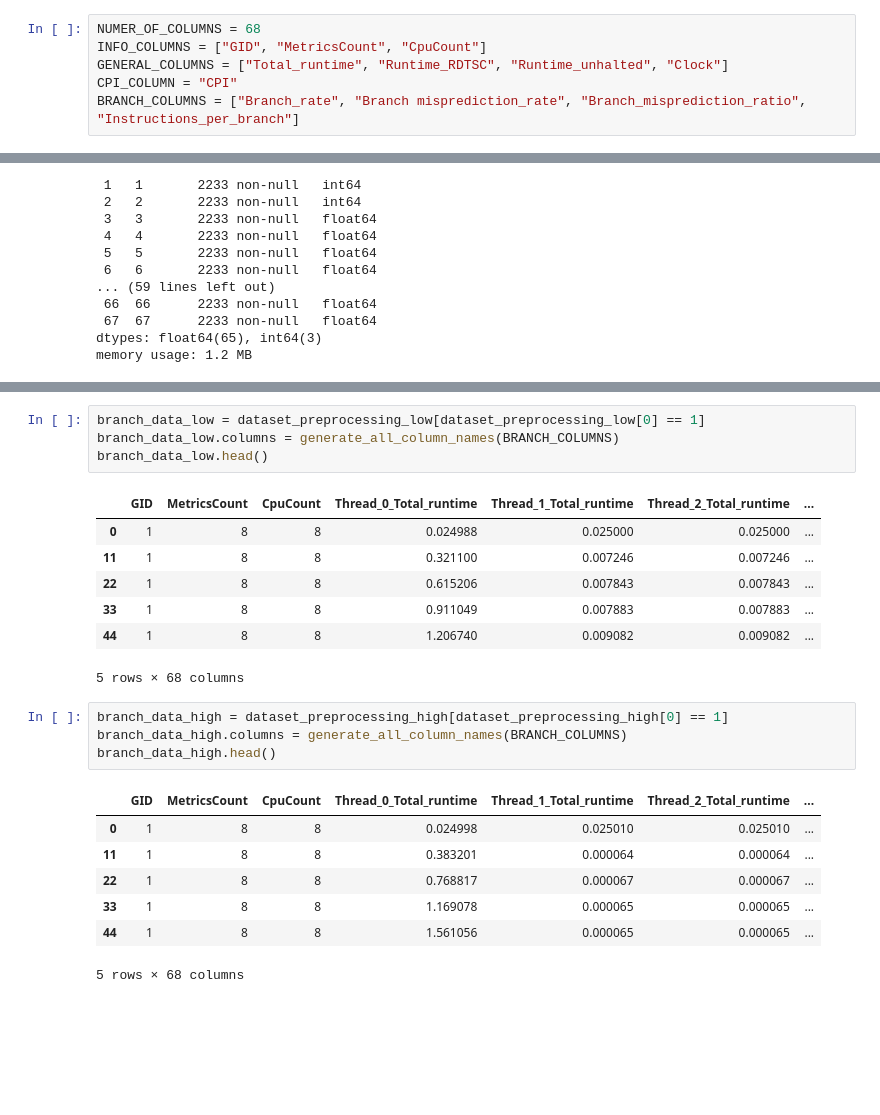
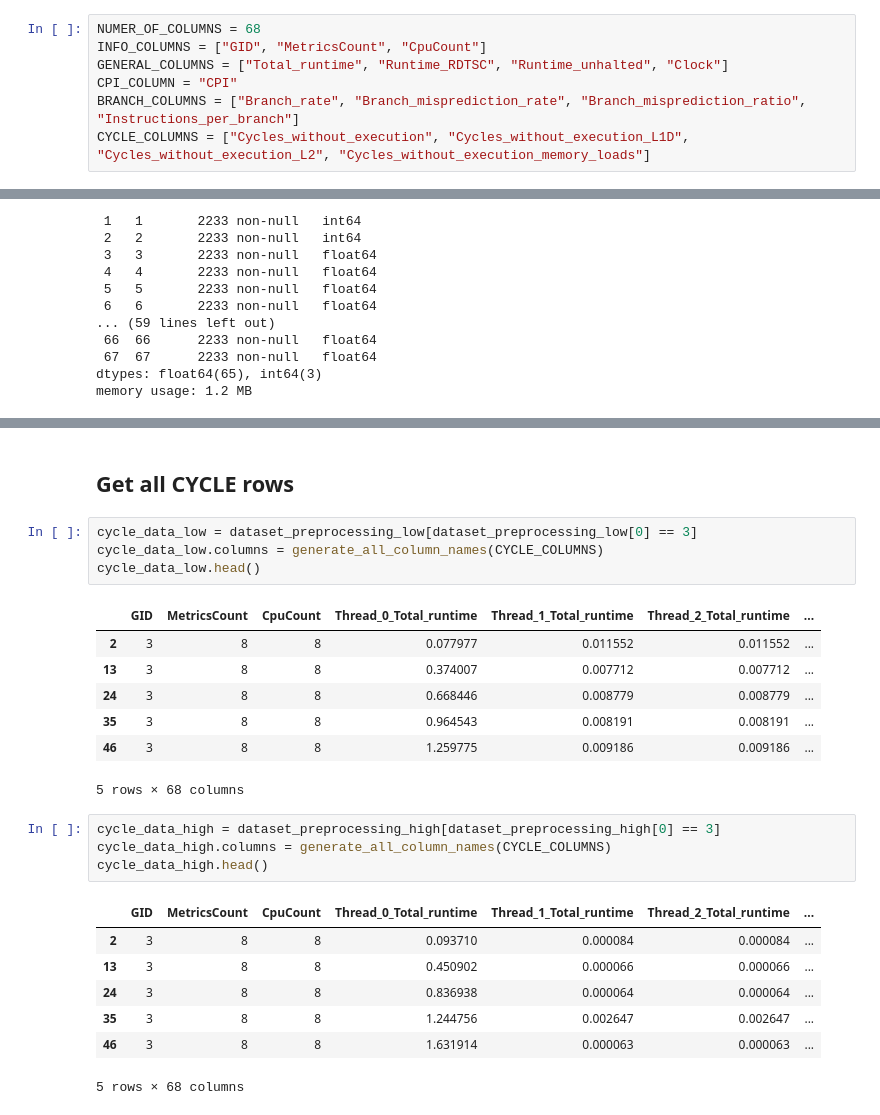
Before and after one commit to olihofmann/cas-aml, a Jupyter notebook: crypto-ransomware-detection/data-exploration.ipynb, the cells around one changed output, grey strips where cells are left out. Drawn from its saved outputs; the diff is of its cells as text; blank space fills up the shorter version.

```diff
--- a/crypto-ransomware-detection/data-exploration.ipynb
+++ b/crypto-ransomware-detection/data-exploration.ipynb
@@ -6,7 +6,8 @@ NUMER_OF_COLUMNS = 68
 INFO_COLUMNS = ["GID", "MetricsCount", "CpuCount"]
 GENERAL_COLUMNS = ["Total_runtime", "Runtime_RDTSC", "Runtime_unhalted", "Clock"]
 CPI_COLUMN = "CPI"
-BRANCH_COLUMNS = ["Branch_rate", "Branch misprediction_rate", "Branch_misprediction_ratio", "Instructions_per_branch"]
+BRANCH_COLUMNS = ["Branch_rate", "Branch_misprediction_rate", "Branch_misprediction_ratio", "Instructions_per_branch"]
+CYCLE_COLUMNS = ["Cycles_without_execution", "Cycles_without_execution_L1D", "Cycles_without_execution_L2", "Cycles_without_execution_memory_loads"]
 # %%
 def generate_all_column_names(orginal_column_names):
     column_names = list()
@@ -279,25 +372,27 @@ memory usage: 1.2 MB
+# %% [markdown]
+## Get all CYCLE rows
 # %%
-branch_data_low = dataset_preprocessing_low[dataset_preprocessing_low[0] == 1]
-branch_data_low.columns = generate_all_column_names(BRANCH_COLUMNS)
-branch_data_low.head()
+cycle_data_low = dataset_preprocessing_low[dataset_preprocessing_low[0] == 3]
+cycle_data_low.columns = generate_all_column_names(CYCLE_COLUMNS)
+cycle_data_low.head()
 # %% [output]
 |  | GID | MetricsCount | CpuCount | Thread_0_Total_runtime | Thread_1_Total_runtime | Thread_2_Total_runtime | ... |
-| 0 | 1 | 8 | 8 | 0.024988 | 0.025000 | 0.025000 | ... |
-| 11 | 1 | 8 | 8 | 0.321100 | 0.007246 | 0.007246 | ... |
-| 22 | 1 | 8 | 8 | 0.615206 | 0.007843 | 0.007843 | ... |
-| 33 | 1 | 8 | 8 | 0.911049 | 0.007883 | 0.007883 | ... |
-| 44 | 1 | 8 | 8 | 1.206740 | 0.009082 | 0.009082 | ... |
+| 2 | 3 | 8 | 8 | 0.077977 | 0.011552 | 0.011552 | ... |
+| 13 | 3 | 8 | 8 | 0.374007 | 0.007712 | 0.007712 | ... |
+| 24 | 3 | 8 | 8 | 0.668446 | 0.008779 | 0.008779 | ... |
+| 35 | 3 | 8 | 8 | 0.964543 | 0.008191 | 0.008191 | ... |
+| 46 | 3 | 8 | 8 | 1.259775 | 0.009186 | 0.009186 | ... |
 5 rows × 68 columns
 # %%
-branch_data_high = dataset_preprocessing_high[dataset_preprocessing_high[0] == 1]
-branch_data_high.columns = generate_all_column_names(BRANCH_COLUMNS)
-branch_data_high.head()
+cycle_data_high = dataset_preprocessing_high[dataset_preprocessing_high[0] == 3]
+cycle_data_high.columns = generate_all_column_names(CYCLE_COLUMNS)
+cycle_data_high.head()
 # %% [output]
 |  | GID | MetricsCount | CpuCount | Thread_0_Total_runtime | Thread_1_Total_runtime | Thread_2_Total_runtime | ... |
-| 0 | 1 | 8 | 8 | 0.024998 | 0.025010 | 0.025010 | ... |
-| 11 | 1 | 8 | 8 | 0.383201 | 0.000064 | 0.000064 | ... |
-| 22 | 1 | 8 | 8 | 0.768817 | 0.000067 | 0.000067 | ... |
-| 33 | 1 | 8 | 8 | 1.169078 | 0.000065 | 0.000065 | ... |
-| 44 | 1 | 8 | 8 | 1.561056 | 0.000065 | 0.000065 | ... |
+| 2 | 3 | 8 | 8 | 0.093710 | 0.000084 | 0.000084 | ... |
+| 13 | 3 | 8 | 8 | 0.450902 | 0.000066 | 0.000066 | ... |
+| 24 | 3 | 8 | 8 | 0.836938 | 0.000064 | 0.000064 | ... |
+| 35 | 3 | 8 | 8 | 1.244756 | 0.002647 | 0.002647 | ... |
+| 46 | 3 | 8 | 8 | 1.631914 | 0.000063 | 0.000063 | ... |
 5 rows × 68 columns
 # %%
```
Also changed, not shown: parts of 18 cells of this notebook.
